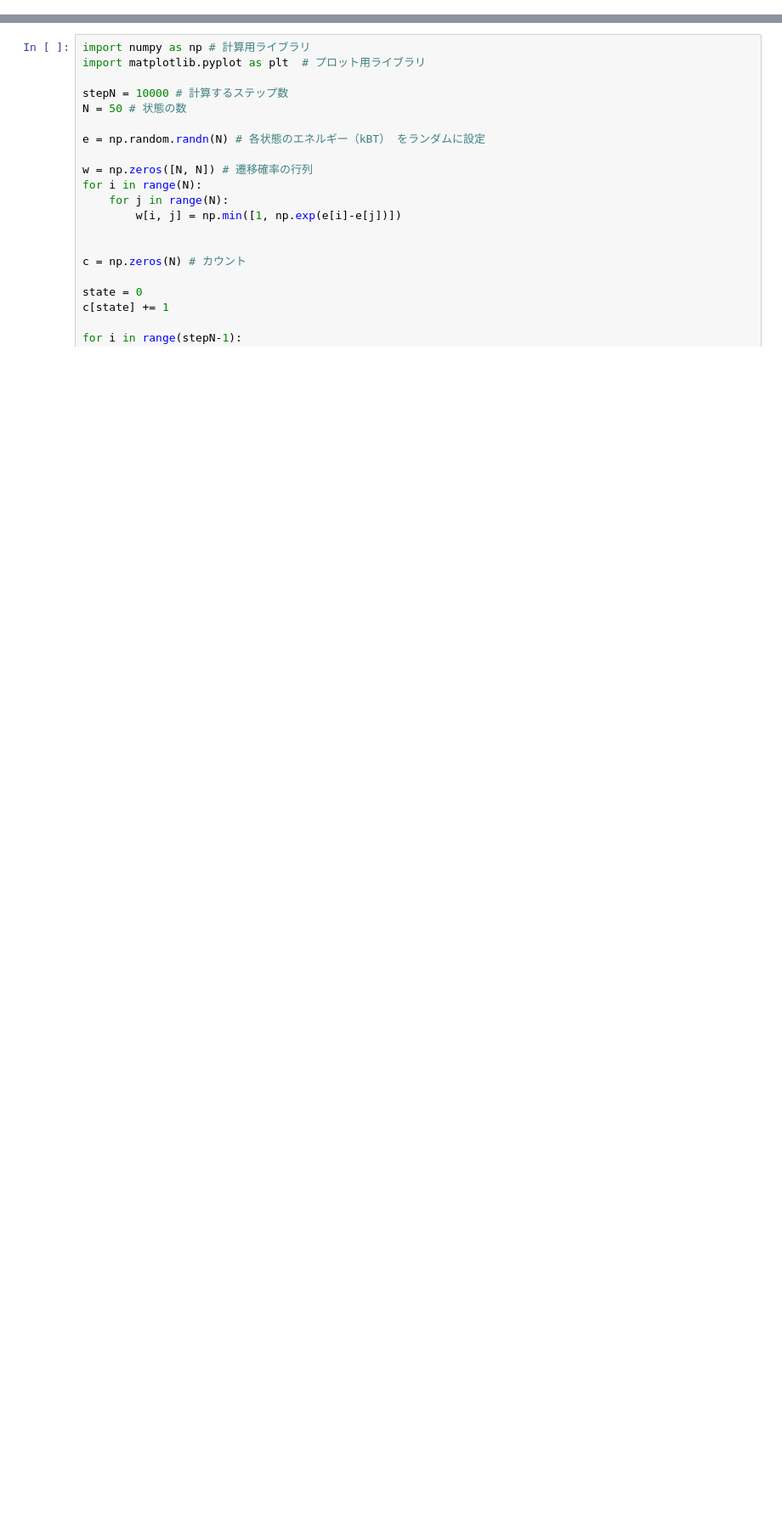
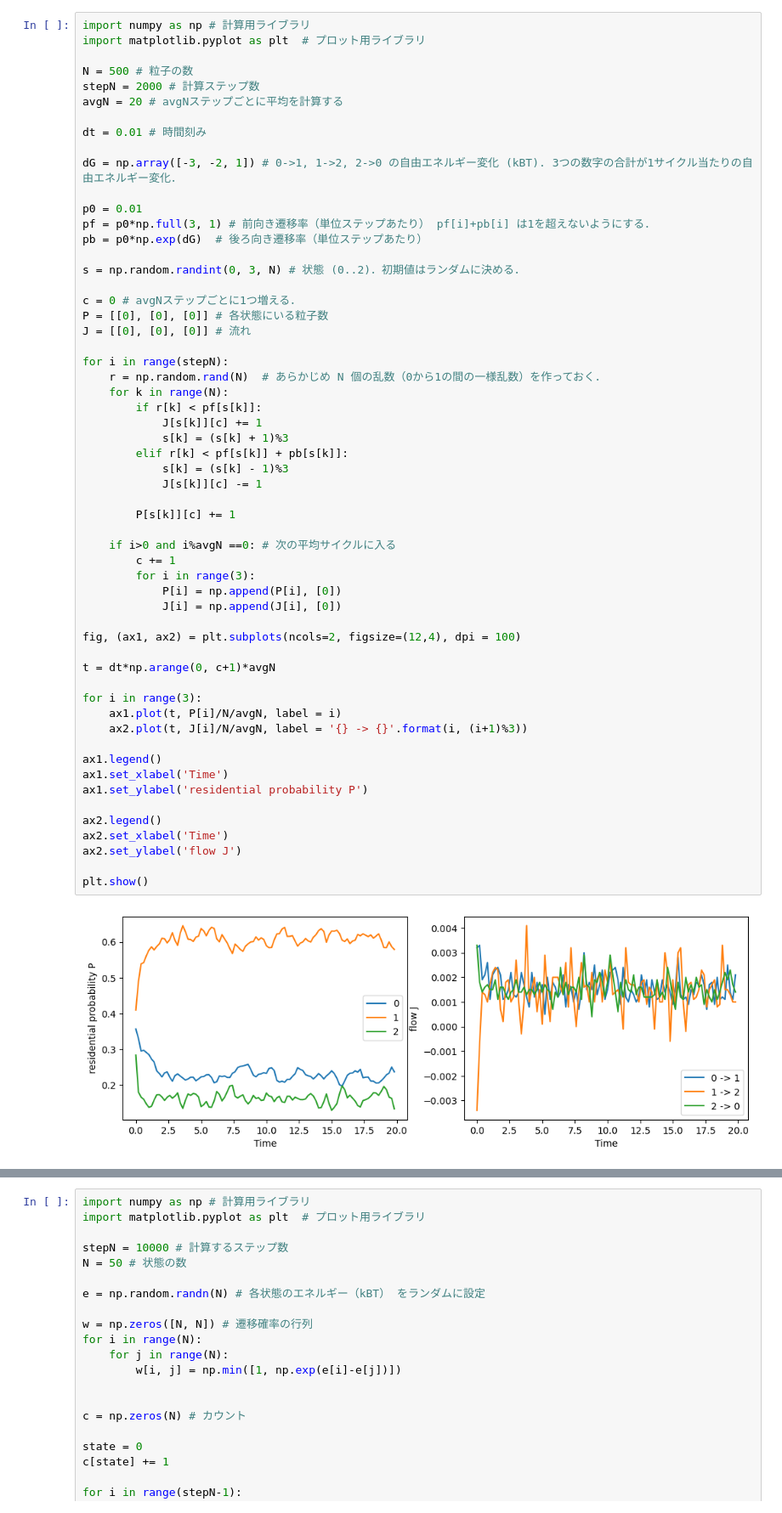
Before and after one commit to stoyabe/biophys, a Jupyter notebook: F_fluctuation.ipynb, the cells around one changed output, grey strips where cells are left out. Shown at 85% size. Saved outputs shown, nothing was run; the diff lists cells and outputs as text; blank space fills up the shorter version.

```diff
--- a/F_fluctuation.ipynb
+++ b/F_fluctuation.ipynb
@@ -1 +9,60 @@
+# %%
+import numpy as np # 計算用ライブラリ
+import matplotlib.pyplot as plt  # プロット用ライブラリ
+
+N = 500 # 粒子の数
+stepN = 2000 # 計算ステップ数
+avgN = 20 # avgNステップごとに平均を計算する
+
+dt = 0.01 # 時間刻み
+
+dG = np.array([-3, -2, 1]) # 0->1, 1->2, 2->0 の自由エネルギー変化 (kBT). 3つの数字の合計が1サイクル当たりの自由エネルギー変化．
+
+p0 = 0.01
+pf = p0*np.full(3, 1) # 前向き遷移率（単位ステップあたり） pf[i]+pb[i] は1を超えないようにする．
+pb = p0*np.exp(dG)  # 後ろ向き遷移率（単位ステップあたり）
+
+s = np.random.randint(0, 3, N) # 状態 (0..2)．初期値はランダムに決める．
+
+c = 0 # avgNステップごとに1つ増える．
+P = [[0], [0], [0]] # 各状態にいる粒子数
+J = [[0], [0], [0]] # 流れ
+
+for i in range(stepN):
+    r = np.random.rand(N)  # あらかじめ N 個の乱数（0から1の間の一様乱数）を作っておく．
+    for k in range(N):
+        if r[k] < pf[s[k]]:
+            J[s[k]][c] += 1
+            s[k] = (s[k] + 1)%3
+        elif r[k] < pf[s[k]] + pb[s[k]]:
+            s[k] = (s[k] - 1)%3
+            J[s[k]][c] -= 1
+
+        P[s[k]][c] += 1
+
+    if i>0 and i%avgN ==0: # 次の平均サイクルに入る
+        c += 1
+        for i in range(3):
+            P[i] = np.append(P[i], [0])
+            J[i] = np.append(J[i], [0])
+
+fig, (ax1, ax2) = plt.subplots(ncols=2, figsize=(12,4), dpi = 100)
+
+t = dt*np.arange(0, c+1)*avgN
+
+for i in range(3):
+    ax1.plot(t, P[i]/N/avgN, label = i)
+    ax2.plot(t, J[i]/N/avgN, label = '{} -> {}'.format(i, (i+1)%3))
+
+ax1.legend()
+ax1.set_xlabel('Time')
+ax1.set_ylabel('residential probability P')
+
+ax2.legend()
+ax2.set_xlabel('Time')
+ax2.set_ylabel('flow J')
+
+plt.show()
+# %% [output]
+[figure, added]
 # %% [markdown]
```
Also changed, not shown: parts of 9 cells of this notebook, 2 other files.
